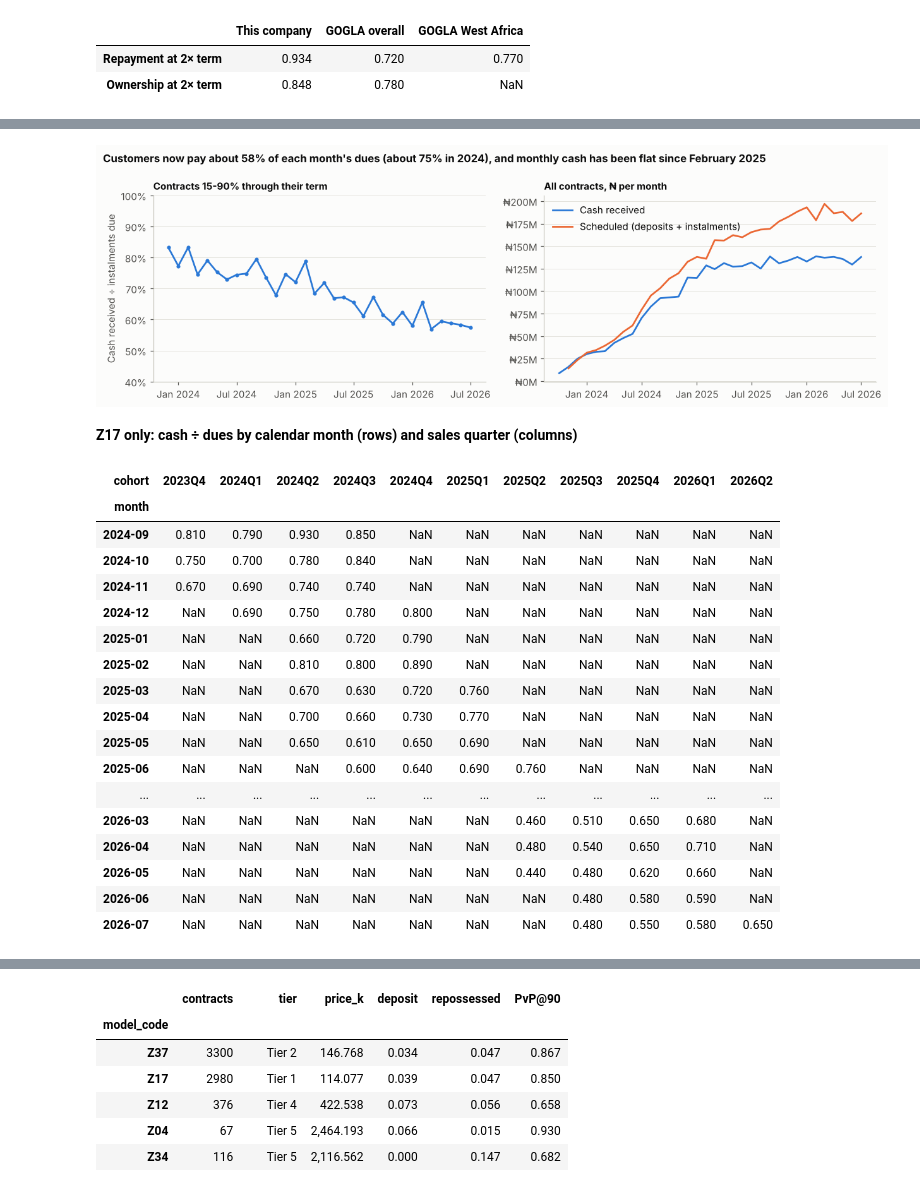
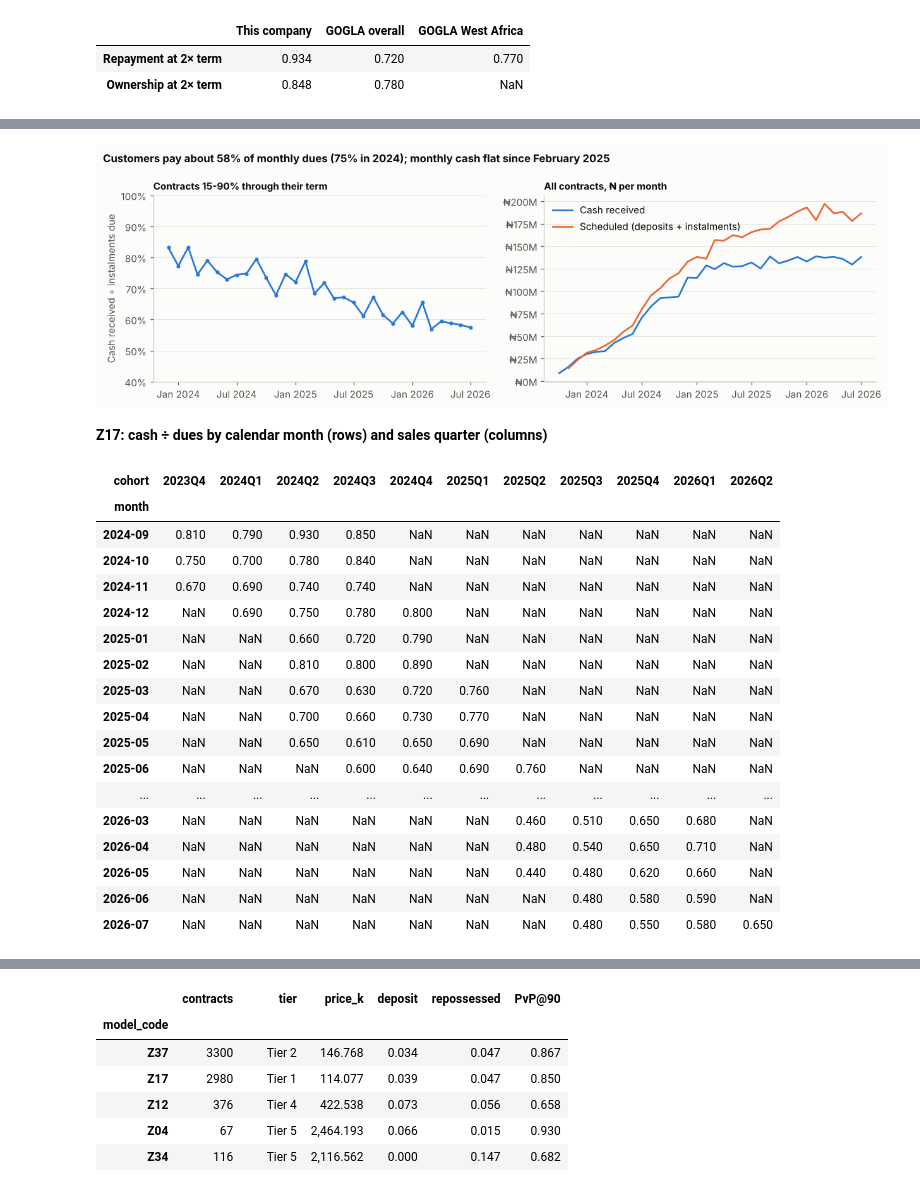
Before and after one commit to chilalaabubakar/EDA, a Jupyter notebook: case_study_5_paygo/PAYGo_Investment_Analysis.ipynb, the cells around one changed output, grey strips where cells are left out. Drawn from its saved outputs; the diff is of its cells as text; code cells hidden in the pictures.

```diff
--- a/case_study_5_paygo/PAYGo_Investment_Analysis.ipynb
+++ b/case_study_5_paygo/PAYGo_Investment_Analysis.ipynb
@@ -413,0 +214,19 @@ The contract status on 10 August 2026:
+# %%
+n_instalments = np.ceil(portfolio["amount_financed"] / portfolio["instalment"] - 1e-9)
+portfolio["period_days"] = np.where((portfolio["financed_days"] / n_instalments).round() == 1, 1, 7)  # daily or weekly
+
+
+def due_at(frame, days):
+    """Instalments due `days` after purchase under the original schedule (no deposit)."""
+    days = np.asarray(days, dtype=float) * np.ones(len(frame))
+    n_due = np.floor((days - frame["deposit_days"].to_numpy()) / frame["period_days"].to_numpy()) + 1
+    n_due = np.where(days < frame["deposit_days"].to_numpy(), 0, n_due)  # nothing due during deposit days
+    return np.minimum(np.clip(n_due, 0, None) * frame["instalment"].to_numpy(), frame["amount_financed"].to_numpy())
+
+
+age_at_report = (FINANCIAL_DATE - portfolio["purchase_date"]).dt.days
+assert np.allclose(due_at(portfolio, age_at_report), portfolio["due_to_date"])
+has90 = portfolio["due_at_90d"].notna()
+assert np.allclose(due_at(portfolio, 90)[has90], portfolio.loc[has90, "due_at_90d"])
+print("Rebuilt schedule matches due_to_date and due_at_90d for all", len(portfolio), "contracts")
+print("Payment plans:", portfolio["period_days"].map({7: "weekly", 1: "daily"}).value_counts().to_dict())
@@ -482,7 +459,7 @@ month ends):
 rows = []
 for i, month in enumerate(MONTHS):
     month_end = month.to_timestamp(how="end").normalize()
-    live = (portfolio["purchase_date"] <= month_end).to_numpy()
+    live = (portfolio["purchase_date"] <= month_end).to_numpy()          # contracts sold by then
     due_m = due_at(portfolio, (month_end - portfolio["purchase_date"]).dt.days.to_numpy())
     app_m = applied(cum_cash[:, i], due_m)
     rows.append({"month": month, "contracts": live.sum(), "due": due_m[live].sum(), "applied": app_m[live].sum()})
@@ -494,7 +471,7 @@ ax.plot(pvp_series.index.to_timestamp(), pvp_series["PvP"], color=BLUE, marker="
 ax.yaxis.set_major_formatter(pct)
 ax.set_ylim(0.6, 1.0)
 ax.set_ylabel("Portfolio PvP")
-ax.set_title("Portfolio PvP has fallen from 89% at the end of 2023 to 76% today")
+ax.set_title("Portfolio PvP fell from 89% (end of 2023) to 76%")
 date_axis(ax)
 for month in [MONTHS[2], MONTHS[-1]]:
     ax.annotate(f"{pvp_series.loc[month, 'PvP']:.0%}", (month.to_timestamp(), pvp_series.loc[month, "PvP"]),
@@ -828,40 +783,41 @@ for i, month in enumerate(MONTHS[1:], start=1):
     t_now = (month_end - portfolio["purchase_date"]).dt.days.to_numpy()
     t_prev = (prev_end - portfolio["purchase_date"]).dt.days.to_numpy()
     elapsed = t_now / portfolio["term_days"].to_numpy()
-    window = (t_prev >= 0) & (elapsed > 0.15) & (elapsed < 0.90)
+    window = (t_prev >= 0) & (elapsed > 0.15) & (elapsed < 0.90)        # skip sale month and late stages
     due_in_month = due_at(portfolio, t_now) - due_at(portfolio, t_prev)
     cash_in_month = cum_cash[:, i] - cum_cash[:, i - 1]
     pay_rows.append({"month": month, "contracts": window.sum(), "cash": cash_in_month[window].sum(),
                      "due": due_in_month[window].sum(),
                      "scheduled_all": (due_at(portfolio, t_now) - due_at(portfolio, t_prev)).sum()
-                     + portfolio.loc[portfolio["cohort"] == month, "deposit"].sum()})
+                     + portfolio.loc[portfolio["cohort"] == month, "deposit"].sum()})  # all instalments + deposits
 pay = pd.DataFrame(pay_rows).set_index("month")
 pay["pay rate"] = pay["cash"] / pay["due"]
 pay = pay.loc[pay["contracts"] >= 500]
 
 fig, axes = plt.subplots(1, 2, figsize=(11.5, 3.8))
 axes[0].plot(pay.index.to_timestamp(), pay["pay rate"], color=BLUE, marker="o", markersize=3)
 axes[0].yaxis.set_major_formatter(pct)
 axes[0].set_ylim(0.4, 1.0)
 axes[0].set_ylabel("Cash received ÷ instalments due")
 axes[0].set_title("Contracts 15-90% through their term", fontsize=10)
 date_axis(axes[0])
 total = pd.DataFrame({"Receipts (all contracts)": monthly_cash.sum().to_numpy() / 1e6}, index=MONTHS.to_timestamp())
 scheduled = pd.DataFrame(pay_rows).set_index("month")["scheduled_all"] / 1e6
 axes[1].plot(total.index, total.iloc[:, 0], color=BLUE, label="Cash received")
 axes[1].plot(scheduled.index.to_timestamp(), scheduled, color=ORANGE, label="Scheduled (deposits + instalments)")
 axes[1].yaxis.set_major_formatter(naira_m)
 axes[1].set_title("All contracts, ₦ per month", fontsize=10)
 axes[1].legend(loc="upper left")
 date_axis(axes[1])
-fig.suptitle("Customers now pay about 58% of each month's dues (about 75% in 2024), and monthly cash has been flat "
-             "since February 2025", x=0.01, ha="left", fontweight="bold", fontsize=11)
+fig.suptitle("Customers pay about 58% of monthly dues (75% in 2024); monthly cash flat since February 2025",
+             x=0.01, ha="left", fontweight="bold", fontsize=11)
 fig.tight_layout()
 savefig(fig, "fig6_calendar_pay_rate")
 plt.show()
 # %% [output]
-[figure, old version]
+[figure, new version]
 # %%
+# same ratio for Z17, by calendar month and sales quarter
 cohort_pay = []
 for i, month in enumerate(MONTHS[1:], start=1):
     month_end = month.to_timestamp(how="end").normalize()
@@ -877,10 +833,10 @@ for i, month in enumerate(MONTHS[1:], start=1):
     for q, row in g.iterrows():
         cohort_pay.append({"month": str(month), "cohort": str(q), "rate": row.cash / row.due})
 cohort_pay = pd.DataFrame(cohort_pay).pivot(index="month", columns="cohort", values="rate")
-display(Markdown("**Z17 only: cash ÷ dues by calendar month (rows) and sales quarter (columns)**"))
+display(Markdown("**Z17: cash ÷ dues by calendar month (rows) and sales quarter (columns)**"))
 display(save_table(cohort_pay.loc["2024-09":].round(2), "z17_pay_rate_calendar_by_cohort"))
 # %% [output]
-**Z17 only: cash ÷ dues by calendar month (rows) and sales quarter (columns)**
+**Z17: cash ÷ dues by calendar month (rows) and sales quarter (columns)**
 | cohort | 2023Q4 | 2024Q1 | 2024Q2 | 2024Q3 | 2024Q4 | 2025Q1 | 2025Q2 | 2025Q3 | 2025Q4 | 2026Q1 | 2026Q2 |
 | month |  |  |  |  |  |  |  |  |  |  |  |
 | 2024-09 | 0.810 | 0.790 | 0.930 | 0.850 | NaN | NaN | NaN | NaN | NaN | NaN | NaN |
```
Also changed, not shown: parts of 98 cells of this notebook, 8 other files.
